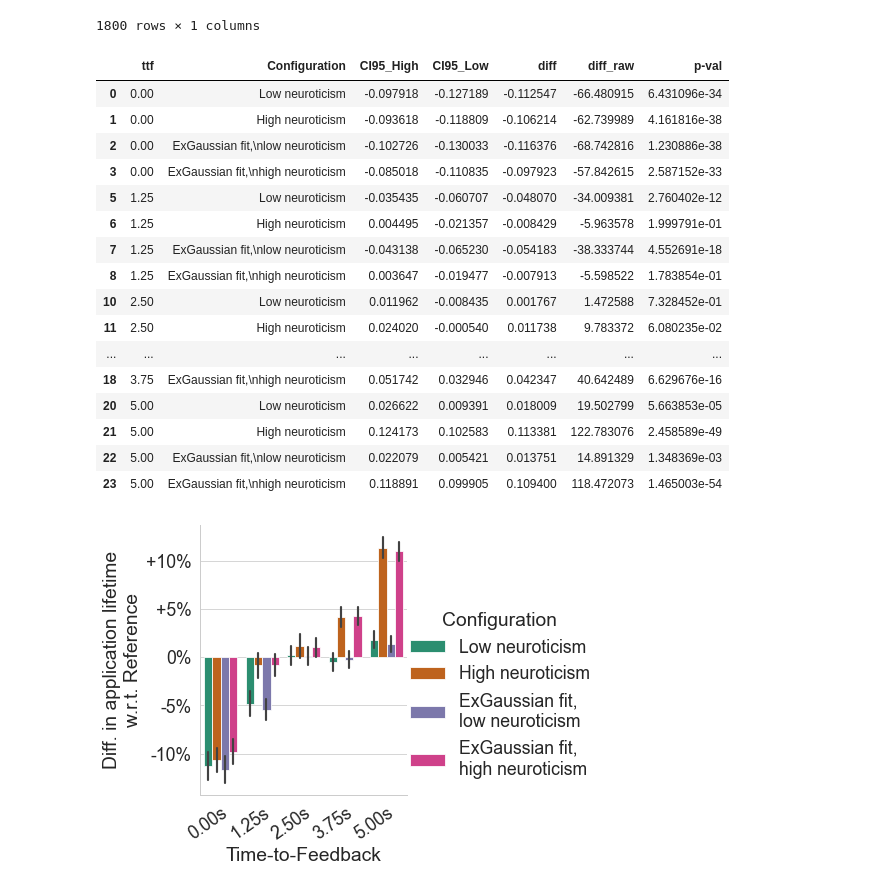
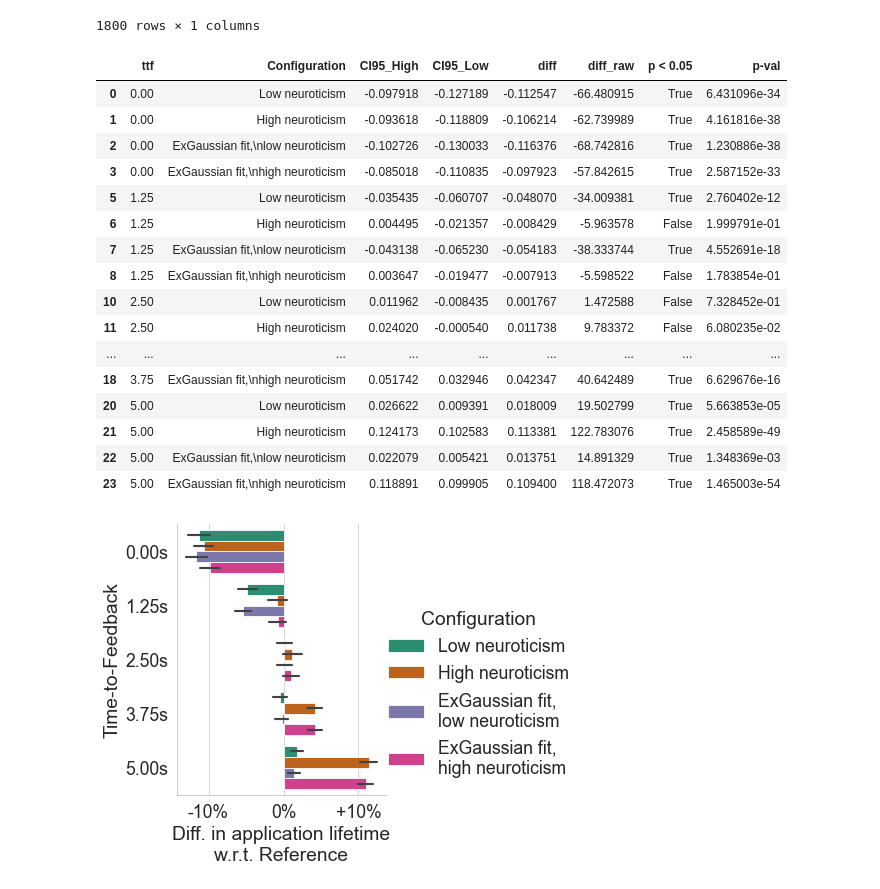
Before and after one commit to vnmo/EdgeDroid2, a Jupyter notebook: analysis/plot_scaling_ttf_results.ipynb, the cells around one changed output. Cells and saved outputs as stored; diff of their text form; code cells hidden in the pictures.

Commit message:
plot durations

```diff
--- a/analysis/plot_scaling_ttf_results.ipynb
+++ b/analysis/plot_scaling_ttf_results.ipynb
@@ -168,7 +168,10 @@ def diff_wrt_reference(ttf_df: pd.DataFrame) -> pd.DataFrame:
         diff = diff_raw / ref_mean
         ci = ttest.at["T-test", "CI95%"]
 
-        return pd.Series({"diff": diff, "diff_raw": diff_raw, "p-val": ttest.at["T-test", "p-val"], "CI95_Low": ci[0] / ref_mean, "CI95_High": ci[1] /ref_mean}, name="Result")
+        pval = ttest.at["T-test", "p-val"]
+        sig_pval = pval < 0.05
+
+        return pd.Series({"diff": diff, "diff_raw": diff_raw, "p-val": pval, "p < 0.05": sig_pval, "CI95_Low": ci[0] / ref_mean, "CI95_High": ci[1] /ref_mean}, name="Result")
 
     return ttf_df.groupby("Configuration", observed=True)["cumulative_duration"].apply(_diff_wrt_ref)
 
@@ -177,49 +180,44 @@ duration_diff = duration_diff[duration_diff["Configuration"] != "Reference"].cop
 duration_diff["Configuration"] = duration_diff["Configuration"].cat.remove_unused_categories()
 duration_diff
 # %% [output]
-|  | ttf | Configuration | CI95_High | CI95_Low | diff | diff_raw | p-val |
-| 0 | 0.00 | Low neuroticism | -0.097918 | -0.127189 | -0.112547 | -66.480915 | 6.431096e-34 |
-| 1 | 0.00 | High neuroticism | -0.093618 | -0.118809 | -0.106214 | -62.739989 | 4.161816e-38 |
-| 2 | 0.00 | ExGaussian fit,\nlow neuroticism | -0.102726 | -0.130033 | -0.116376 | -68.742816 | 1.230886e-38 |
-| 3 | 0.00 | ExGaussian fit,\nhigh neuroticism | -0.085018 | -0.110835 | -0.097923 | -57.842615 | 2.587152e-33 |
-| 5 | 1.25 | Low neuroticism | -0.035435 | -0.060707 | -0.048070 | -34.009381 | 2.760402e-12 |
-| 6 | 1.25 | High neuroticism | 0.004495 | -0.021357 | -0.008429 | -5.963578 | 1.999791e-01 |
-| 7 | 1.25 | ExGaussian fit,\nlow neuroticism | -0.043138 | -0.065230 | -0.054183 | -38.333744 | 4.552691e-18 |
-| 8 | 1.25 | ExGaussian fit,\nhigh neuroticism | 0.003647 | -0.019477 | -0.007913 | -5.598522 | 1.783854e-01 |
-| 10 | 2.50 | Low neuroticism | 0.011962 | -0.008435 | 0.001767 | 1.472588 | 7.328452e-01 |
-| 11 | 2.50 | High neuroticism | 0.024020 | -0.000540 | 0.011738 | 9.783372 | 6.080235e-02 |
-| ... | ... | ... | ... | ... | ... | ... | ... |
-| 18 | 3.75 | ExGaussian fit,\nhigh neuroticism | 0.051742 | 0.032946 | 0.042347 | 40.642489 | 6.629676e-16 |
-| 20 | 5.00 | Low neuroticism | 0.026622 | 0.009391 | 0.018009 | 19.502799 | 5.663853e-05 |
-| 21 | 5.00 | High neuroticism | 0.124173 | 0.102583 | 0.113381 | 122.783076 | 2.458589e-49 |
-| 22 | 5.00 | ExGaussian fit,\nlow neuroticism | 0.022079 | 0.005421 | 0.013751 | 14.891329 | 1.348369e-03 |
-| 23 | 5.00 | ExGaussian fit,\nhigh neuroticism | 0.118891 | 0.099905 | 0.109400 | 118.472073 | 1.465003e-54 |
+|  | ttf | Configuration | CI95_High | CI95_Low | diff | diff_raw | p < 0.05 | p-val |
+| 0 | 0.00 | Low neuroticism | -0.097918 | -0.127189 | -0.112547 | -66.480915 | True | 6.431096e-34 |
+| 1 | 0.00 | High neuroticism | -0.093618 | -0.118809 | -0.106214 | -62.739989 | True | 4.161816e-38 |
+| 2 | 0.00 | ExGaussian fit,\nlow neuroticism | -0.102726 | -0.130033 | -0.116376 | -68.742816 | True | 1.230886e-38 |
+| 3 | 0.00 | ExGaussian fit,\nhigh neuroticism | -0.085018 | -0.110835 | -0.097923 | -57.842615 | True | 2.587152e-33 |
+| 5 | 1.25 | Low neuroticism | -0.035435 | -0.060707 | -0.048070 | -34.009381 | True | 2.760402e-12 |
+| 6 | 1.25 | High neuroticism | 0.004495 | -0.021357 | -0.008429 | -5.963578 | False | 1.999791e-01 |
+| 7 | 1.25 | ExGaussian fit,\nlow neuroticism | -0.043138 | -0.065230 | -0.054183 | -38.333744 | True | 4.552691e-18 |
+| 8 | 1.25 | ExGaussian fit,\nhigh neuroticism | 0.003647 | -0.019477 | -0.007913 | -5.598522 | False | 1.783854e-01 |
+| 10 | 2.50 | Low neuroticism | 0.011962 | -0.008435 | 0.001767 | 1.472588 | False | 7.328452e-01 |
+| 11 | 2.50 | High neuroticism | 0.024020 | -0.000540 | 0.011738 | 9.783372 | False | 6.080235e-02 |
+| ... | ... | ... | ... | ... | ... | ... | ... | ... |
+| 18 | 3.75 | ExGaussian fit,\nhigh neuroticism | 0.051742 | 0.032946 | 0.042347 | 40.642489 | True | 6.629676e-16 |
+| 20 | 5.00 | Low neuroticism | 0.026622 | 0.009391 | 0.018009 | 19.502799 | True | 5.663853e-05 |
+| 21 | 5.00 | High neuroticism | 0.124173 | 0.102583 | 0.113381 | 122.783076 | True | 2.458589e-49 |
+| 22 | 5.00 | ExGaussian fit,\nlow neuroticism | 0.022079 | 0.005421 | 0.013751 | 14.891329 | True | 1.348369e-03 |
+| 23 | 5.00 | ExGaussian fit,\nhigh neuroticism | 0.118891 | 0.099905 | 0.109400 | 118.472073 | True | 1.465003e-54 |
 # %%
-plot_data = duration_diff.copy().set_index(["Configuration", "ttf"], verify_integrity=True)
-plot_data = pd.concat((
-    plot_data.copy()[["CI95_High"]].rename(columns={"CI95_High": "diff"}),
-    plot_data.copy()[["CI95_Low"]].rename(columns={"CI95_Low": "diff"}),
-    plot_data.copy()[["diff"]],
-)).reset_index()
-plot_data["ttf"] = plot_data["ttf"].map(lambda e: f"{e:0.2f}s")
-
+plot_data = duration_diff.set_index(["Configuration", "ttf"])[["CI95_Low", "CI95_High", "diff"]].stack().reset_index().rename(columns={0: "values"})
+plot_data["ttf"] = plot_data["ttf"].apply(lambda e: f"{e:0.2f}s")
 
 fg = sns.catplot(
     kind="bar",
     data=plot_data,
     estimator=lambda e: sorted(e)[1],
     errorbar=lambda e: (min(e), max(e)),
-    x="ttf",
-    y="diff",
+    y="ttf",
+    x="values",
     hue="Configuration",
     aspect=1,
     # yerr=duration_diff["CI95%"].to_numpy(),
 )
-fg.set_axis_labels("Time-to-Feedback", "Diff. in application lifetime\nw.r.t. Reference")
+fg.set_axis_labels("Diff. in application lifetime\nw.r.t. Reference", "Time-to-Feedback")
 for ax in fg.axes.flat:
-    # ax.xaxis.set_major_formatter(tkr.FuncFormatter(lambda y, p: f"{:0.2f}s"))
-    ax.yaxis.set_major_formatter(tkr.FuncFormatter(lambda y, p: f"{y:+0.0%}" if y != 0.0 else "0%"))
-    ax.set_xticks(ax.get_xticks(), ax.get_xticklabels(), rotation=35, ha="right", rotation_mode="anchor")
+    # ax.yaxis.set_major_locator(tkr.MaxNLocator(integer=True))
+    # ax.yaxis.set_major_formatter(tkr.FuncFormatter(lambda y, p: f"{y:0.0f}s"))
+    ax.xaxis.set_major_formatter(tkr.FuncFormatter(lambda x, p: f"{x:+0.0%}" if x != 0.0 else "0%"))
+    # ax.set_xticks(ax.get_xticks(), ax.get_xticklabels(), rotation=35, ha="right", rotation_mode="anchor")
 plt.show()
 # %% [output]
-[figure, old version]
+[figure, new version]
```
Also changed, not shown: parts of 5 cells of this notebook.
